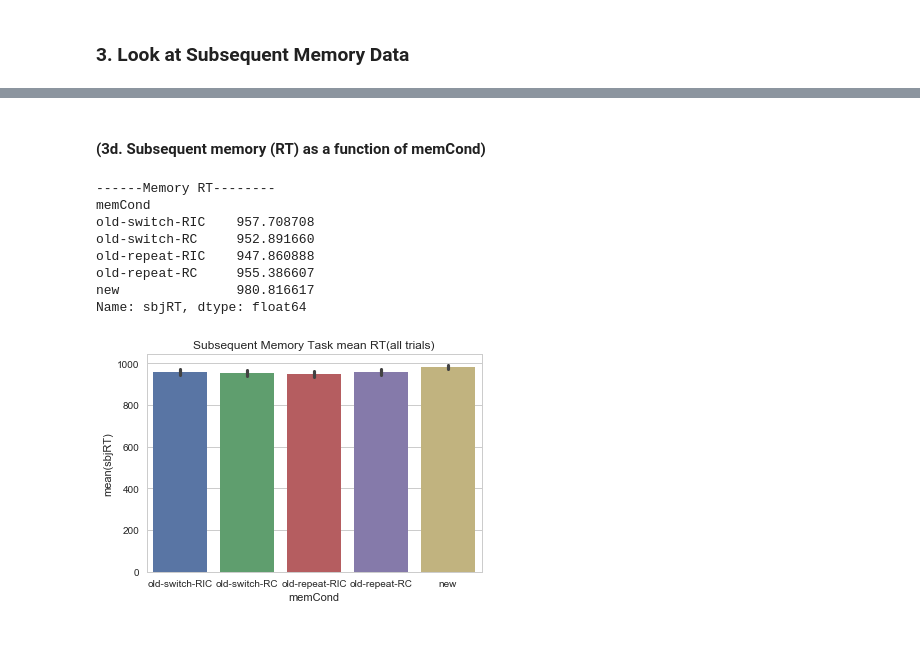
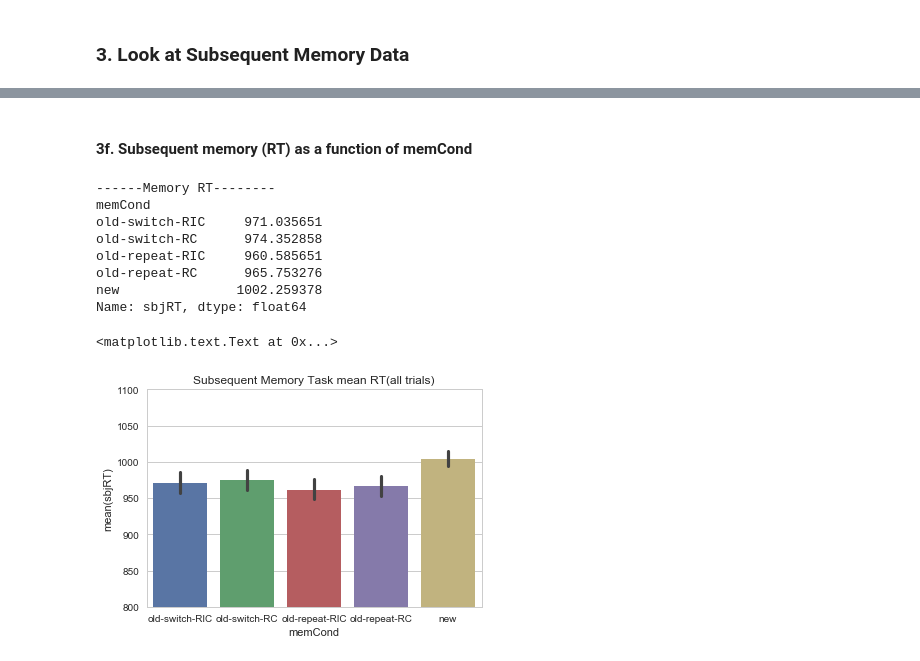
Before and after one commit to yuchinchiu/TSRC_v1_data, a Jupyter notebook: analysis_py/TSRC_basicAnalysis.ipynb, the cells around one changed output, grey strips where cells are left out. Drawn from its saved outputs; the diff is of its cells as text; code cells hidden in the pictures.

```diff
--- a/analysis_py/TSRC_basicAnalysis.ipynb
+++ b/analysis_py/TSRC_basicAnalysis.ipynb
@@ -43,10 +28,10 @@ A total of 53 subjects
 # %%
-#%% do a fist pass to exclude subjects with low cued task accuracy
+#%% do a fist pass to exclude subjects with low cued task accuracy, and low Correct rejection rate
 goodSbj=[]
 excludeSbj=[]
 for S in np.unique(df.sbjId):
     D = df.loc[df.sbjId==S]
-    if D[D.phase=='TaskSw'].sbjACC.mean()*100 > 60:
+    if (D[D.phase=='TaskSw'].sbjACC.mean()*100 > 55) & (D.loc[D.memCond=='new'].sbjACC.mean()*100 > 55):
         goodSbj.append(S)
     else:
         excludeSbj.append(S)
@@ -208,20 +287,23 @@ condM_mem_dprime.head(8)
 # %% [markdown]
-#### (3d. Subsequent memory (RT) as a function of  memCond)
+#### 3f. Subsequent memory (RT) as a function of memCond
 # %%
-sns.barplot(x='memCond',y='sbjRT', data=df_mem)
-plt.title("Subsequent Memory Task mean RT(all trials)")
 condM_mem_rt = df_mem.groupby(['sbjId','memCond']).sbjRT.mean().reset_index()
 # a table of subject x condition
+print('------Memory RT--------')
 gpResult_mem_rt = condM_mem_rt.groupby(['memCond']).sbjRT.mean()
-print('------Memory RT--------')
 print(gpResult_mem_rt)
+# plot results
+g = sns.barplot(x='memCond',y='sbjRT', data=df_mem)
+g.set(ylim=(800, 1100))
+plt.title("Subsequent Memory Task mean RT(all trials)")
 # %% [output]
 ------Memory RT--------
 memCond
-old-switch-RIC    957.708708
-old-switch-RC     952.891660
-old-repeat-RIC    947.860888
-old-repeat-RC     955.386607
-new               980.816617
+old-switch-RIC     971.035651
+old-switch-RC      974.352858
+old-repeat-RIC     960.585651
+old-repeat-RC      965.753276
+new               1002.259378
 Name: sbjRT, dtype: float64
+<matplotlib.text.Text at 0x...>
-[figure, old version]
+[figure, new version]
```
Also changed, not shown: parts of 28 cells of this notebook, 1 other file.
